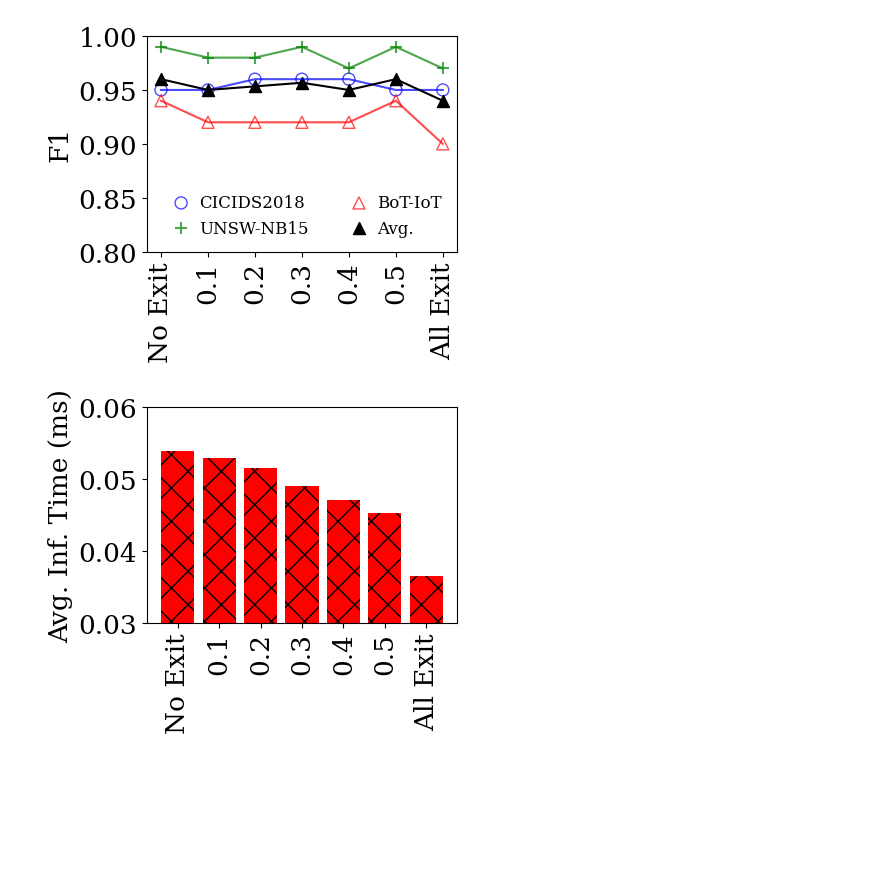
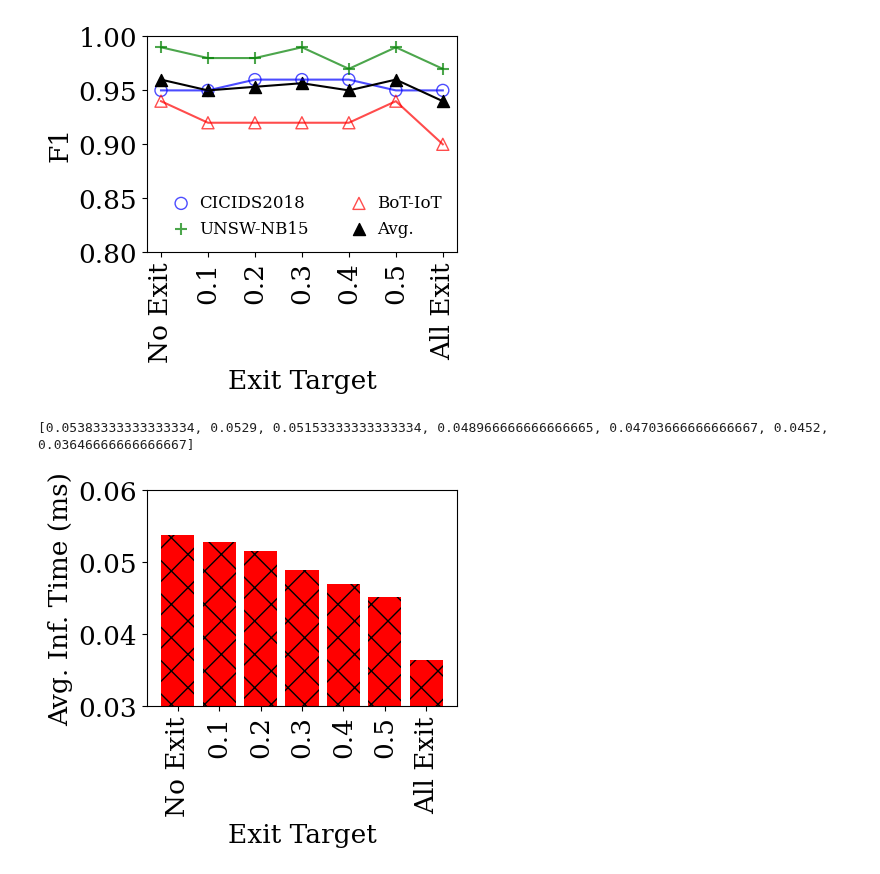
Before and after one commit to LucasSotomaiorAPereira/pibic-25-26, a Jupyter notebook: versao_artigo/f1_display.ipynb, the cells around one changed output. Drawn from its saved outputs; the diff is of its cells as text; code cells hidden in the pictures; blank space fills up the shorter version.

Commit message:
xlabel

```diff
--- a/versao_artigo/f1_display.ipynb
+++ b/versao_artigo/f1_display.ipynb
@@ -27,40 +27,43 @@ plt.rcParams['font.family'] = 'serif'
 
 plt.rcParams['font.serif'] = ['Times New Roman'] + plt.rcParams['font.serif']
 
 plt.rcParams.update({'font.size': 19})
 
 
 plt.scatter(x_indices, valores_lista_cic, marker='o', color='blue', label='CICIDS2018', s=75, facecolors='none', alpha=0.7)
 plt.scatter(x_indices, valores_lista_unsw, marker='+', color='green', label='UNSW-NB15', s=75, alpha=0.7)
 plt.scatter(x_indices, valores_lista_bot, marker='^', color='red', label='BoT-IoT', s=75, facecolors='none', alpha=0.7)
 plt.scatter(x_indices, valores_avg, marker='^', color='black', label='Avg.', s=75)
 
 
 
 plt.plot(x_indices, valores_lista_cic, color='blue', linestyle='-', alpha=0.7)
 plt.plot(x_indices, valores_lista_unsw, color='green', linestyle='-', alpha=0.7)
 plt.plot(x_indices, valores_lista_bot, color='red', linestyle='-', alpha=0.7)
 plt.plot(x_indices, valores_avg, color='black', linestyle='-')
 
 plt.xticks(ticks=x_indices, labels=labels, rotation=90)
 
 plt.ylabel('F1')
 
+plt.xlabel('Exit Target')
+
 plt.ylim(0.8, 1)
 plt.grid(False)
 
 plt.legend(frameon=False, loc='lower right', fontsize=12, handletextpad=0.1, ncol=2)
 plt.savefig('graficos/compacuracia.pdf', bbox_inches='tight', pad_inches=0.02)
 
 plt.show()
 # %% [output]
-[figure, old version]
+[figure, new version]
 # %%
 inf_time_ms_bot = [0.0570, 0.0570, 0.0553, 0.0506, 0.0495, 0.0491, 0.0366]
 inf_time_ms_cic = [0.0521, 0.0521, 0.0513, 0.049, 0.04801, 0.0457, 0.0366]
 inf_time_ms_unsw = [0.0524, 0.0496, 0.0480, 0.0473, 0.0436, 0.0408, 0.0362]
 
 avg_inf_time_ms = [(a + b + c) / 3 for a, b, c in zip(inf_time_ms_bot, inf_time_ms_cic, inf_time_ms_unsw)]
+print(avg_inf_time_ms)
 
 x_indices = range(len(avg_inf_time_ms))
 
@@ -75,6 +78,8 @@ plt.rcParams.update({'font.size': 19})
 plt.bar(labels, avg_inf_time_ms, hatch='x', color='red')
 
 plt.xticks(rotation=90)
+plt.xlabel('Exit Target')
+
 
 plt.ylabel('Avg. Inf. Time (ms)')
 
@@ -85,4 +90,5 @@ plt.savefig('graficos/compprocessamento.pdf', bbox_inches='tight', pad_inches=0.
 
 plt.show()
 # %% [output]
+[0.05383333333333334, 0.0529, 0.05153333333333334, 0.048966666666666665, 0.04703666666666667, 0.0452, 0.03646666666666667]
-[figure, old version]
+[figure, new version]
```
Also changed, not shown: 3 other files.
